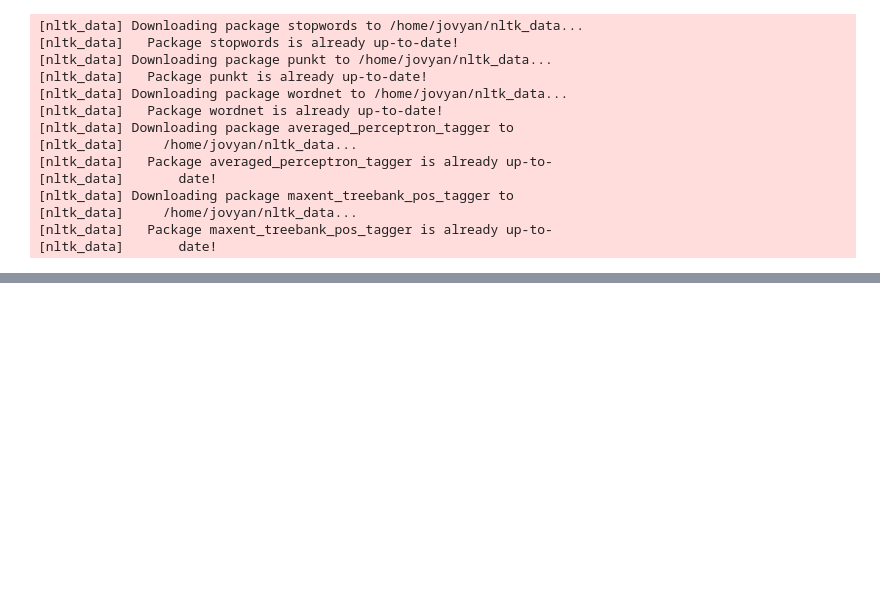
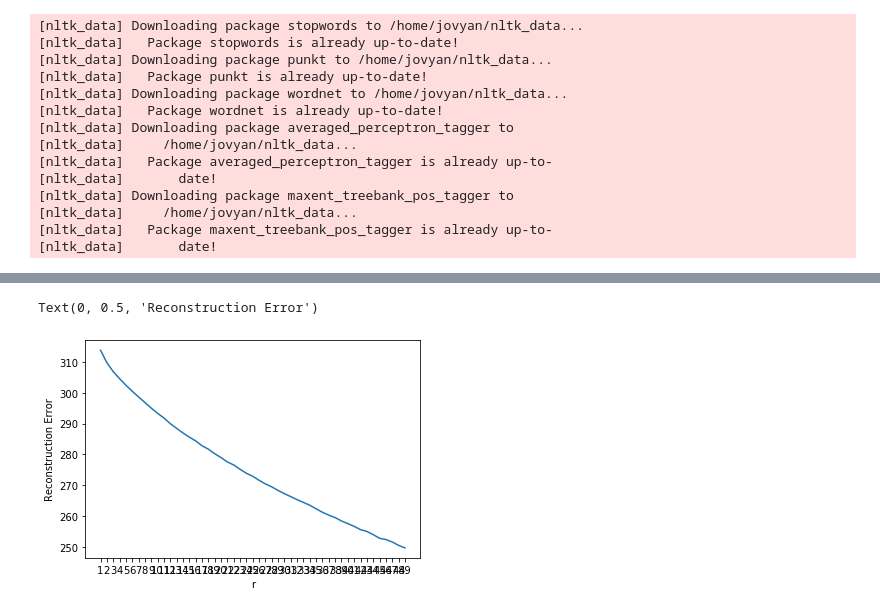
Before and after one commit to LawrenceGlenn/Exploration_of_Patent_Data, a Jupyter notebook: Untitled.ipynb, the cells around one changed output, grey strips where cells are left out. Cells and saved outputs as stored; diff of their text form; code cells hidden in the pictures; blank space fills up the shorter version.

```diff
--- a/Untitled.ipynb
+++ b/Untitled.ipynb
@@ -175,0 +115,18 @@ print(document_tf_matrix)
+# %%
+from sklearn.decomposition import NMF
+import matplotlib.pyplot as plt
+def fit_nmf_count(r):
+    nmf = NMF(n_components=r)
+    nmf.fit(count_pd)
+    W = nmf.transform(count_pd)
+    H = nmf.components_
+    return nmf.reconstruction_err_
+
+error = [fit_nmf_count(i) for i in range(1,50)]
+plt.plot(range(1,50), error)
+plt.xticks(range(1, 50))
+plt.xlabel('r')
+plt.ylabel('Reconstruction Error')
+# %% [output]
+Text(0, 0.5, 'Reconstruction Error')
+[figure, added]
```
Also changed, not shown: parts of 23 cells of this notebook, 2 other files.
